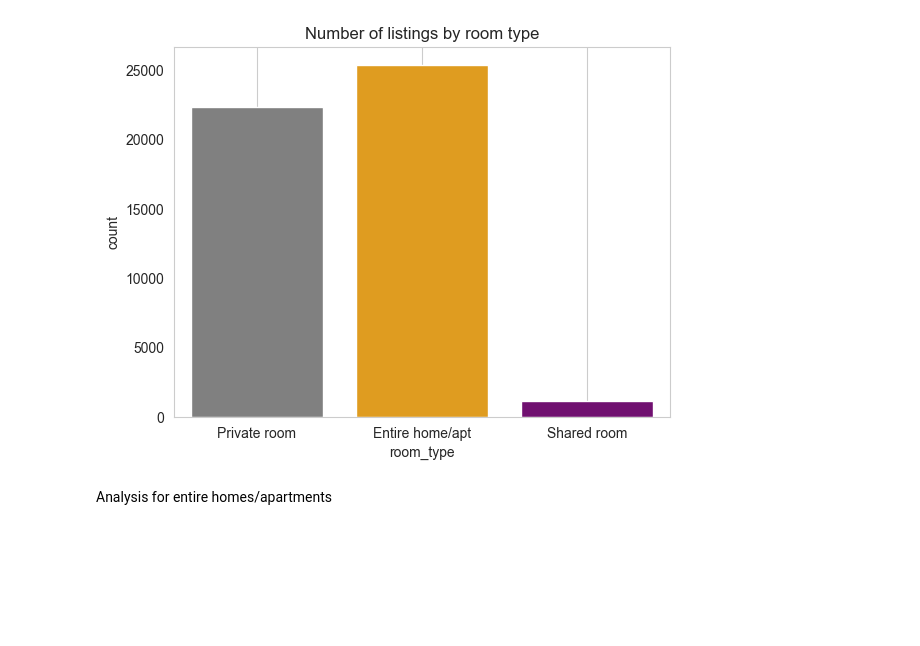
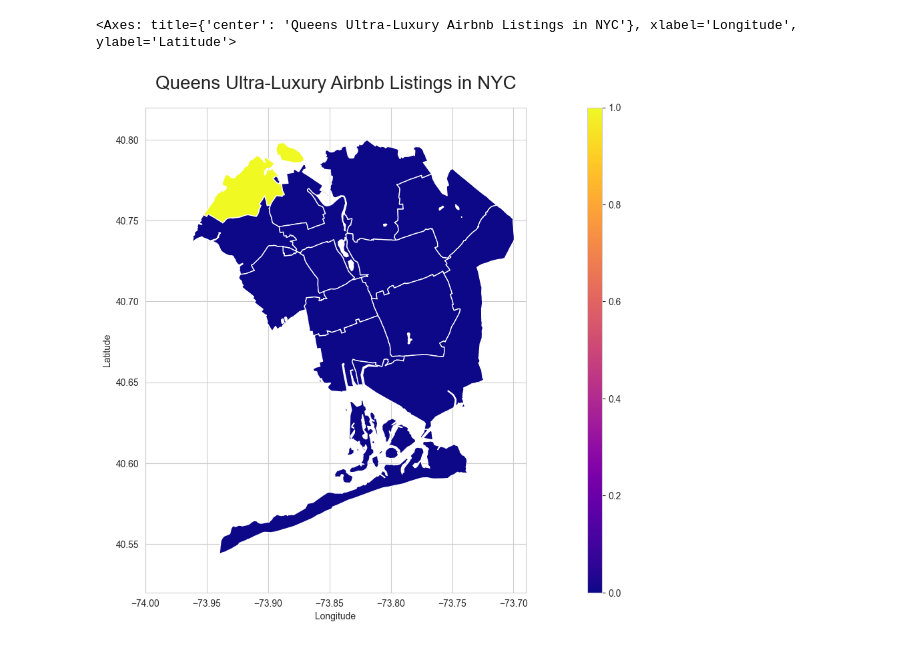
Before and after one commit to Kaarlo-25/NYC-Airbnb-Market, a Jupyter notebook: Analysis.ipynb, the cells around one changed output. Cells and saved outputs as stored; diff of their text form; code cells hidden in the pictures; blank space fills up the shorter version.

Commit message:
All code done, still missing written analysis

```diff
--- a/Analysis.ipynb
+++ b/Analysis.ipynb
@@ -109,0 +209,11 @@ plt.show()
+# %%
+fig, ax = plt.subplots(1, 1, figsize=(10, 10))
+nyc_map = nyc_map.to_crs(epsg=4326) # change axis to coordinates
+ax.set_xlim([-74.3, -73.6])
+ax.set_ylim([40.45, 40.95])
+ax.set_title('Airbnb Listings per Boroughs in NYC', pad=20, fontdict={'fontsize': 20})
+ax.set_xlabel('Longitude')
+ax.set_ylabel('Latitude')
+divider = make_axes_locatable(ax)
+cax = divider.append_axes("right", size="3%", pad=0.01)
+nyc_map.plot(ax=ax, cax=cax, cmap="plasma", column="borough_listings", legend=True)
@@ -110 +760,5 @@ plt.show()
+# %%
+# Prepare the map
+queens_map = nyc_map[nyc_map['borough'] == "Queens"].to_crs(epsg=4326)
+queens_map.drop(['borough', 'code', 'borough_listings'], axis=1, inplace=True)
 # %%
@@ -119,9 +790,27 @@ Name: count, dtype: int64
 # %%
-sns.countplot(data=data, x="room_type", hue="room_type", palette=['grey', 'orange', 'purple'], legend=False)
-plt.title("Number of listings by room type")
-plt.grid()
+# Preparing the data
+queens_ultra_luxury_coordinates = airbnb_data.loc[airbnb_data['price'] > 5000,
+                                              ['latitude', 'longitude']]
+geometry = [Point(xy) for xy in zip(queens_ultra_luxury_coordinates['longitude'], queens_ultra_luxury_coordinates['latitude'])]
+queens_airbnb = gpd.GeoDataFrame(queens_ultra_luxury_coordinates, geometry=geometry).set_crs(epsg=4326, inplace=True)
+ultra_luxury_listings_in_queens = gpd.sjoin(queens_airbnb, queens_map, how='inner')
+ultra_luxury_listings_in_queens = ultra_luxury_listings_in_queens["index_right"].value_counts()
+queens_map.insert(loc=0, column='ultra_luxury_listings', value=ultra_luxury_listings_in_queens)
+queens_map = queens_map.fillna(0)
+
+# Plotting the map
+fig, ax = plt.subplots(figsize=(10, 10))
+ax.set_xlim([-74, -73.69])
+ax.set_ylim([40.52, 40.82])
+ax.set_title('Queens Ultra-Luxury Airbnb Listings in NYC',
+             pad = 20,
+             fontdict={'fontsize':20})
+ax.set_xlabel('Longitude')
+ax.set_ylabel('Latitude')
+divider = make_axes_locatable(ax)
+cax = divider.append_axes("right", size="3%", pad=0.01)
+queens_map.plot(ax=ax, cax=cax, cmap="plasma", column="ultra_luxury_listings", legend=True)
 # %% [output]
+<Axes: title={'center': 'Queens Ultra-Luxury Airbnb Listings in NYC'}, xlabel='Longitude', ylabel='Latitude'>
-[figure, old version]
+[figure, new version]
-# %% [markdown]
-Analysis for entire homes/apartments
 # %%
```
Also changed, not shown: parts of 99 cells of this notebook, 1 other file.
